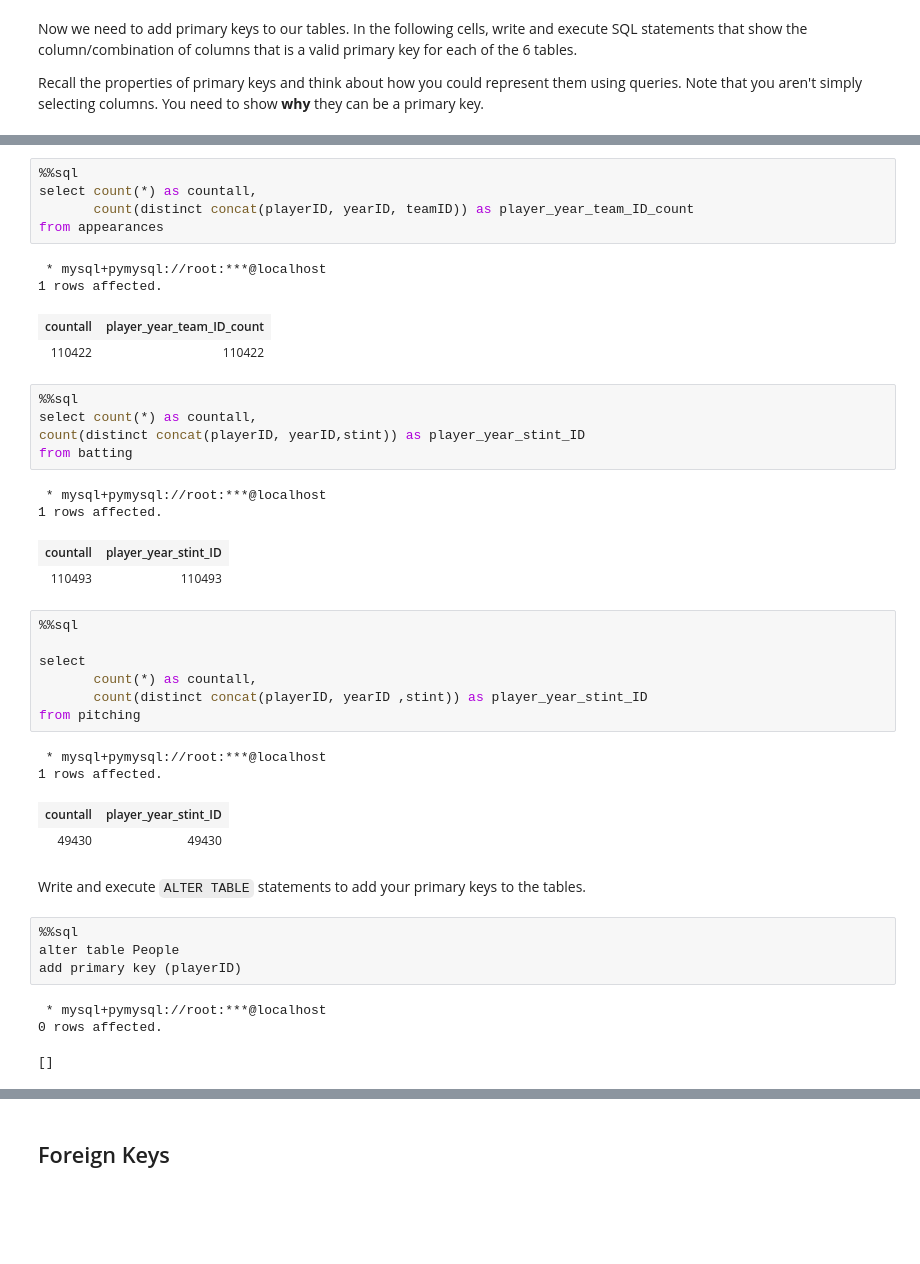
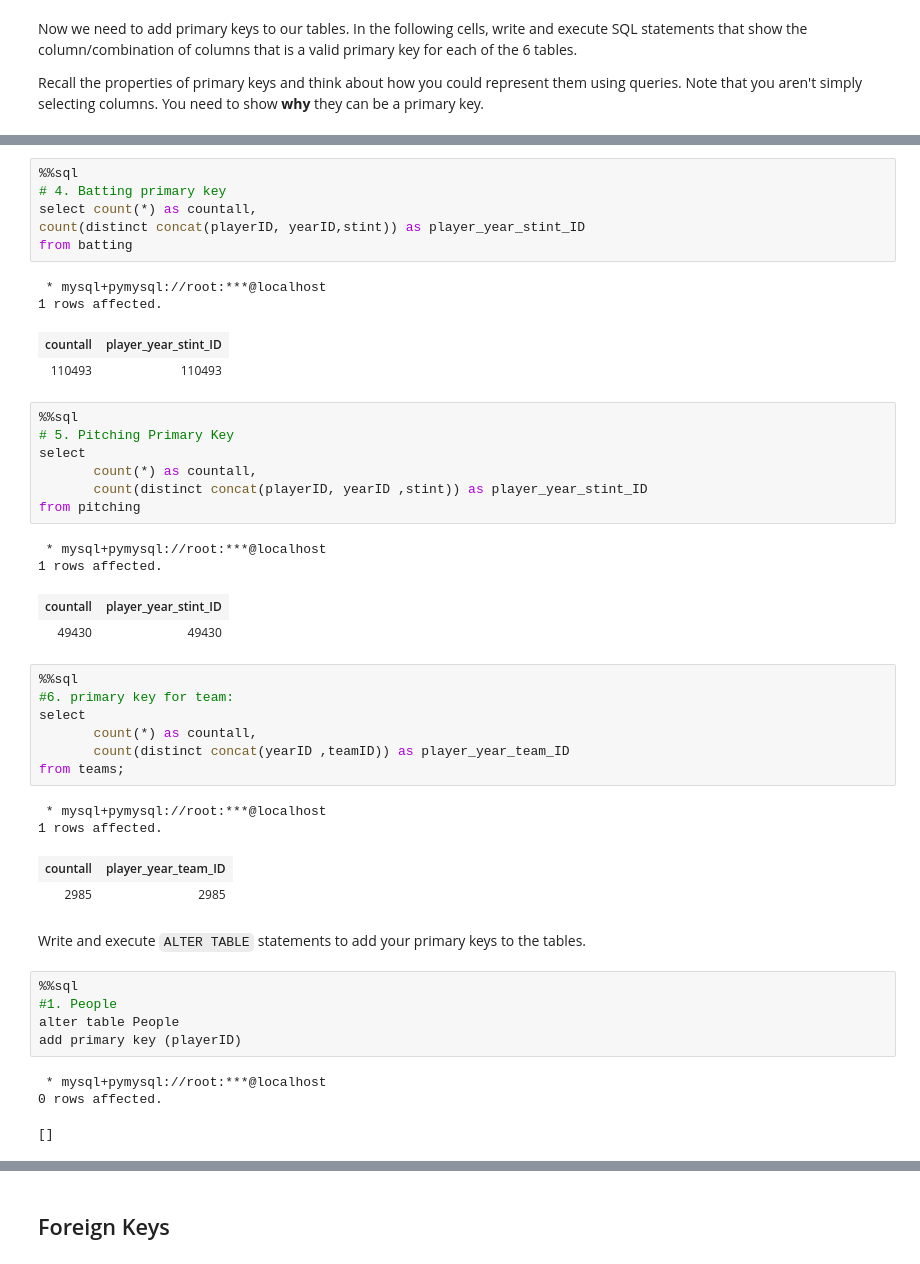
Before and after one commit to liang0711/Intro-to-Databases-F23, a Jupyter notebook: HomeworkAssignments/HW1-Part2-Nonprogramming/F23-W4111-HW1-P2-NP.ipynb, the cells around one changed output, grey strips where cells are left out. Saved outputs shown, nothing was run; the diff lists cells and outputs as text; blank space fills up the shorter version.

```diff
--- a/HomeworkAssignments/HW1-Part2-Nonprogramming/F23-W4111-HW1-P2-NP.ipynb
+++ b/HomeworkAssignments/HW1-Part2-Nonprogramming/F23-W4111-HW1-P2-NP.ipynb
@@ -599,39 +666,43 @@ from managers
 # %%
 %%sql
+# 4. Batting primary key
 select count(*) as countall,
-       count(distinct concat(playerID, yearID, teamID)) as player_year_team_ID_count
-from appearances
+count(distinct concat(playerID, yearID,stint)) as player_year_stint_ID
+from batting
 # %% [output]
  * mysql+pymysql://root:***@localhost
 1 rows affected.
-| countall | player_year_team_ID_count |
-| 110422 | 110422 |
+| countall | player_year_stint_ID |
+| 110493 | 110493 |
 # %%
 %%sql
-select count(*) as countall,
-count(distinct concat(playerID, yearID,stint)) as player_year_stint_ID
-from batting
+# 5. Pitching Primary Key
+select
+       count(*) as countall,
+       count(distinct concat(playerID, yearID ,stint)) as player_year_stint_ID
+from pitching
 # %% [output]
  * mysql+pymysql://root:***@localhost
 1 rows affected.
 | countall | player_year_stint_ID |
-| 110493 | 110493 |
+| 49430 | 49430 |
 # %%
 %%sql
-
+#6. primary key for team:
 select
        count(*) as countall,
-       count(distinct concat(playerID, yearID ,stint)) as player_year_stint_ID
-from pitching
+       count(distinct concat(yearID ,teamID)) as player_year_team_ID
+from teams;
 # %% [output]
  * mysql+pymysql://root:***@localhost
 1 rows affected.
-| countall | player_year_stint_ID |
-| 49430 | 49430 |
+| countall | player_year_team_ID |
+| 2985 | 2985 |
 # %% [markdown]
 Write and execute `ALTER TABLE` statements to add your primary keys to the tables.
 # %%
 %%sql
+#1. People
 alter table People
 add primary key (playerID)
 # %% [output]
```
Also changed, not shown: parts of 32 cells of this notebook, 14 other files.
